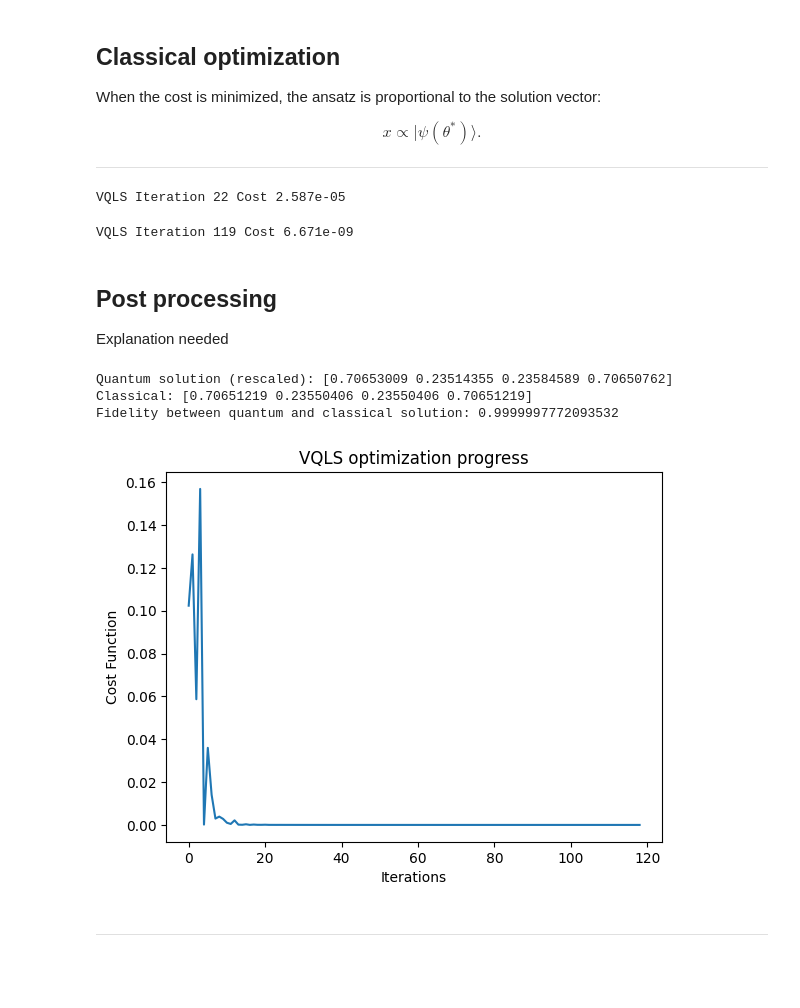
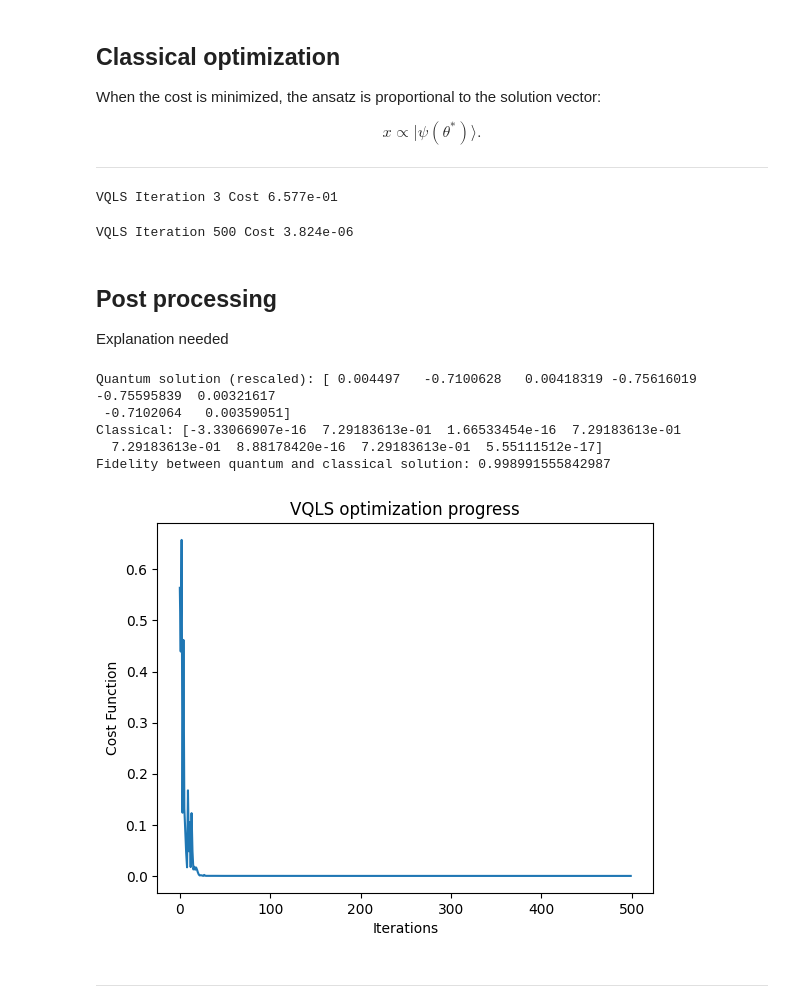
Before and after one commit to virajd98/Tutorial_SCI2025-Hybrid_QLS_for_CFD, a Jupyter notebook: Tut_final.ipynb, the cells around one changed output. Saved outputs shown, nothing was run; the diff lists cells and outputs as text; code cells hidden in the pictures; blank space fills up the shorter version.

```diff
--- a/Tut_final.ipynb
+++ b/Tut_final.ipynb
@@ -63,7 +64,7 @@ This decomposition enables efficient evaluation of matrix–vector products on q
 # %%
 
 # Problem parameters
-N = 2 # Number of grid points in one dimension
+N = 3 # Number of grid points in one dimension
 
 #Ising matrix construction
 ising_matrix = construct_ising_matrix(N, J=0.5, eta=1.0)# matrix is 2^N x 2^N
@@ -239,7 +254,7 @@ vqls = VQLS(
     optimizer=optimizer,
     sampler=sampler,
     options={
-        "matrix_decomposition": "symmetric",  # default
+        "matrix_decomposition": "pauli",  # default
         "use_local_cost_function": False,     # global cost
         "use_overlap_test": False,            # standard Hadamard test
         "verbose": True
@@ -249,8 +264,8 @@ vqls = VQLS(
 # Solve Ax = b
 result = vqls.solve(ising_matrix, b_vector)
 # %% [output]
-VQLS Iteration 22 Cost 2.587e-05
+VQLS Iteration 3 Cost 6.577e-01
-VQLS Iteration 119 Cost 6.671e-09
+VQLS Iteration 500 Cost 3.824e-06
 # %% [markdown]
 ## Post processing
 
@@ -258,28 +273,38 @@ Explanation needed
 # %%
 x_quantum = np.real(Statevector(result.state).data)
 
 unnormalization_factor = 1 / np.sqrt(np.real(np.conj(x_quantum).T @ (ising_matrix.T.conj() @ (ising_matrix @ x_quantum))))
 x_unnormalized = unnormalization_factor * x_quantum
 
 # Now compare with the true classical solution
-x_classical = np.linalg.solve(ising_matrix, b_vector)
+
+import warnings
+try:
+    x_classical = sp_solve(ising_matrix, b_vector)
+except (np.linalg.LinAlgError, Exception) as e:
+    warnings.warn(f"Direct solve failed ({e}); using pseudo-inverse fallback.")
+    ising_matrix_pinv = np.linalg.pinv(ising_matrix)
+    x_classical = ising_matrix_pinv @ b_vector
+
 print("Quantum solution (rescaled):", x_unnormalized)
 print("Classical:", x_classical)
 x_classical /= np.linalg.norm(x_classical)
 print("Fidelity between quantum and classical solution:", np.abs(np.dot(np.conj(x_quantum), x_classical))**2)
 
 # Optional plotting (if you logged cost)
 
 if hasattr(vqls, "logger"):
     plt.plot(vqls.logger.values)
     plt.xlabel("Iterations")
     plt.ylabel("Cost Function")
     plt.title("VQLS optimization progress")
     plt.show()
 # %% [output]
-Quantum solution (rescaled): [0.70653009 0.23514355 0.23584589 0.70650762]
-Classical: [0.70651219 0.23550406 0.23550406 0.70651219]
-Fidelity between quantum and classical solution: 0.9999997772093532
+Quantum solution (rescaled): [ 0.004497   -0.7100628   0.00418319 -0.75616019 -0.75595839  0.00321617
+ -0.7102064   0.00359051]
+Classical: [-3.33066907e-16  7.29183613e-01  1.66533454e-16  7.29183613e-01
+  7.29183613e-01  8.88178420e-16  7.29183613e-01  5.55111512e-17]
+Fidelity between quantum and classical solution: 0.998991555842987
-[figure, old version]
+[figure, new version]
 # %% [markdown]
 ___
```
Also changed, not shown: parts of 7 cells of this notebook, 4 other files.
